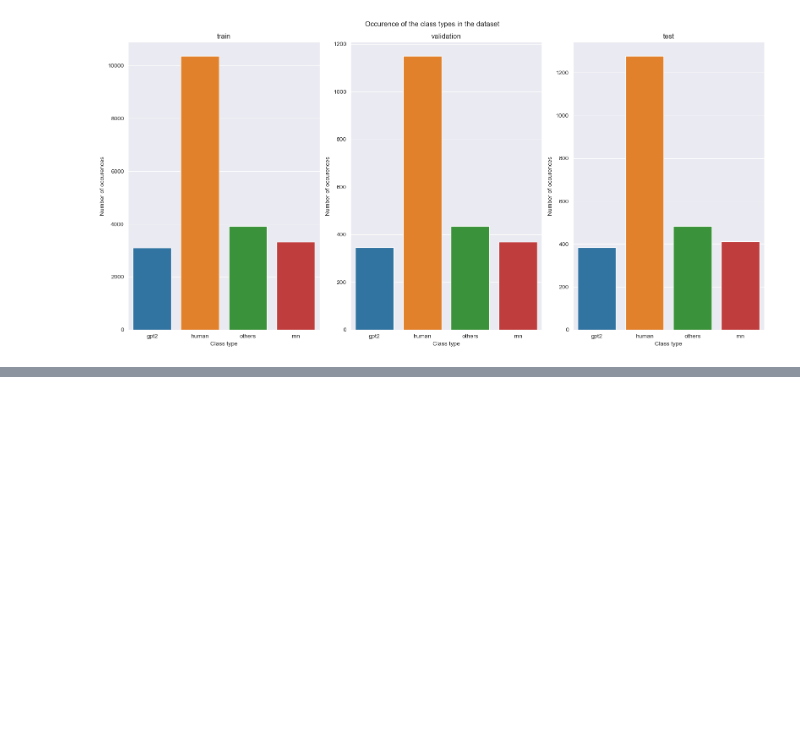
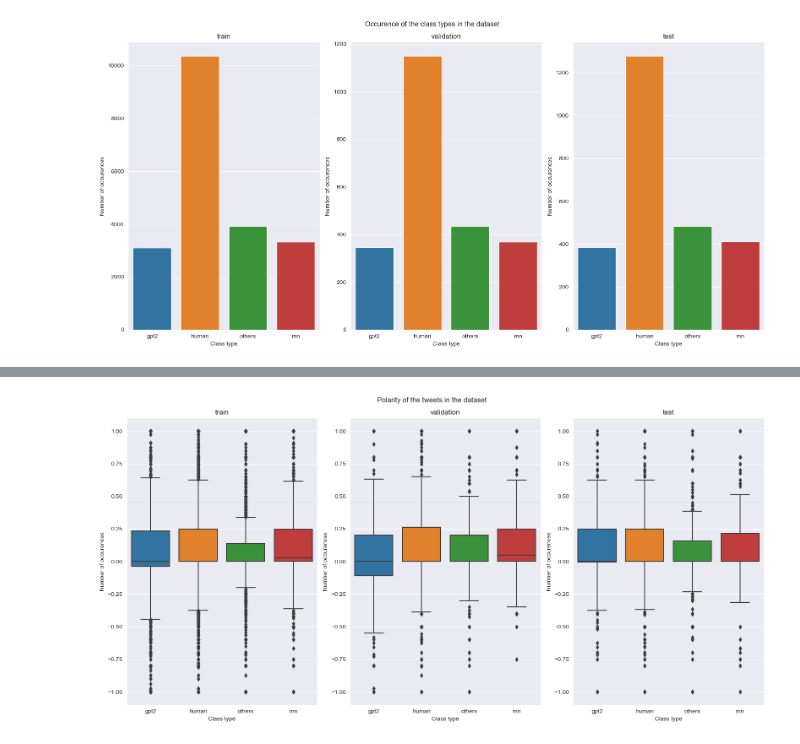
Before and after one commit to cinekele/twitter-deepfake, a Jupyter notebook: notebooks/01_EDA.ipynb, the cells around one changed output, grey strips where cells are left out. Drawn from its saved outputs; the diff is of its cells as text; code cells hidden in the pictures; blank space fills up the shorter version.

```diff
--- a/notebooks/01_EDA.ipynb
+++ b/notebooks/01_EDA.ipynb
@@ -167,0 +267,13 @@ plt.show()
+# %%
+def plot_polarity(dataset: pd.DataFrame, ax: plt.Axes):
+    sns.boxplot(dataset.sort_values(by='class_type'), x='class_type', y="polarity", ax=ax)
+    ax.set_xlabel('Class type')
+    ax.set_ylabel('Number of occurences')
+
+
+fig = plot_3_plots_side_by_side(dataset_dict, plot_polarity)
+fig.suptitle('Polarity of the tweets in the dataset')
+fig.tight_layout()
+plt.show()
+# %% [output]
+[figure, added]
```
Also changed, not shown: parts of 15 cells of this notebook.
